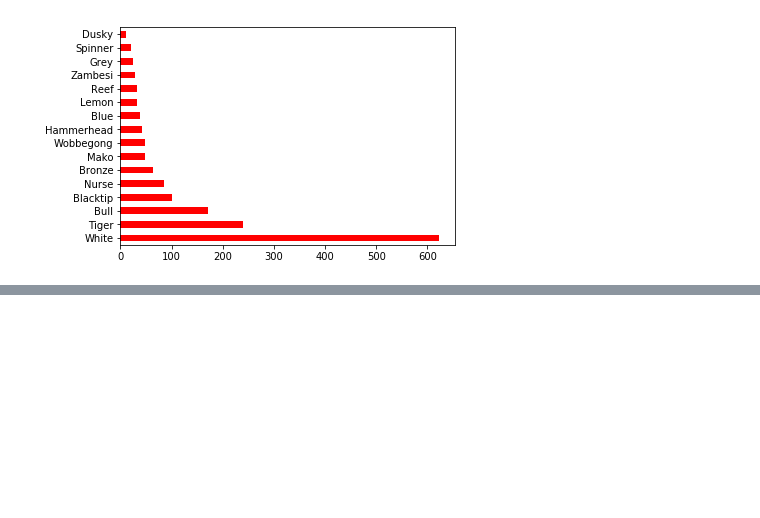
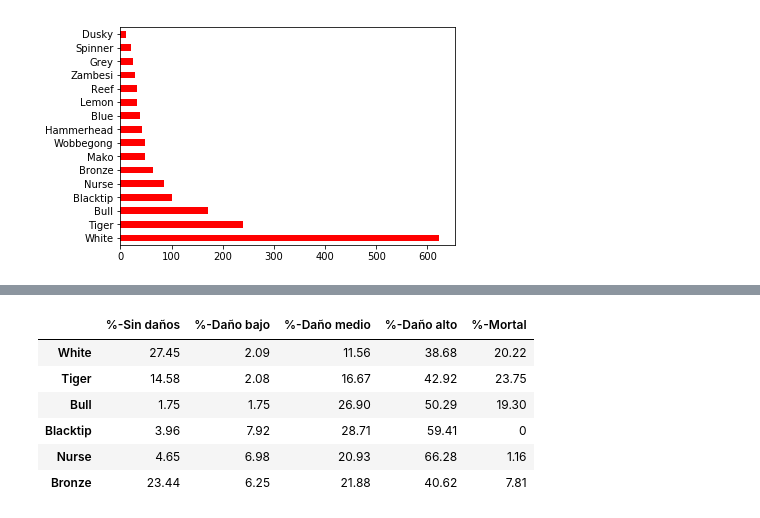
Before and after one commit to ironhack-datalabs/datamad0419, a Jupyter notebook: module-1/pandas-project/your-code/data-wrangling.ipynb, the cells around one changed output, grey strips where cells are left out. Drawn from its saved outputs; the diff is of its cells as text; code cells hidden in the pictures; blank space fills up the shorter version.

Commit message:
pandas-project final

```diff
--- a/module-1/pandas-project/your-code/data-wrangling.ipynb
+++ b/module-1/pandas-project/your-code/data-wrangling.ipynb
@@ -103,0 +117,47 @@ Tipo de ataque: '0'=sin daños, '1'=daño bajo, '2'=daño medio, '3'=daño alto,
+# %%
+# creo un dataframe del porcentaje de cada tipo de ataque segun especie
+
+pd.options.display.float_format = '{:.2f}'.format         # formato con dos decimales en pandas
+
+ataque_w=datos[datos['Especie(clean)'].isin(['White'])]["Clase_Daños"].value_counts().sort_index()
+total_w=ataque_w.sum()
+
+ataque_t=datos[datos['Especie(clean)'].isin(['Tiger'])]["Clase_Daños"].value_counts().sort_index()
+total_t=ataque_t.sum()
+
+ataque_bu=datos[datos['Especie(clean)'].isin(['Bull'])]["Clase_Daños"].value_counts().sort_index()
+total_bu=ataque_bu.sum()
+
+ataque_bl=datos[datos['Especie(clean)'].isin(['Blacktip'])]["Clase_Daños"].value_counts().sort_index()
+total_bl=ataque_bl.sum()
+
+ataque_n=datos[datos['Especie(clean)'].isin(['Nurse'])]["Clase_Daños"].value_counts().sort_index()
+total_n=ataque_n.sum()
+
+ataque_br=datos[datos['Especie(clean)'].isin(['Bronze'])]["Clase_Daños"].value_counts().sort_index()
+total_br=ataque_br.sum()
+
+tipo_ataque=pd.DataFrame(columns=['White', 'Tiger', 'Bull', 'Blacktip', 'Nurse', 'Bronze'])
+
+tipo_ataque['White']=[ataque_w[i]*100/total_w for i in range(len(ataque_w))]
+tipo_ataque['Tiger']=[ataque_t[i]*100/total_t for i in range(len(ataque_t))]
+tipo_ataque['Bull']=[ataque_bu[i]*100/total_bu for i in range(len(ataque_bu))]
+tipo_ataque['Blacktip']=pd.Series([ataque_bl[i]*100/total_bl for i in range(len(ataque_bl))])
+tipo_ataque=tipo_ataque.fillna('0')        # he de hacer esto porque las longitudes no coinciden
+tipo_ataque['Nurse']=[ataque_n[i]*100/total_n for i in range(len(ataque_n))]
+tipo_ataque['Bronze']=[ataque_br[i]*100/total_br for i in range(len(ataque_br))]
+
+tipo_ataque=tipo_ataque.transpose()
+tipo_ataque=tipo_ataque.rename(columns={0:'%-Sin daños', 1:'%-Daño bajo',\
+                                        2:'%-Daño medio', 3:'%-Daño alto', 4:'%-Mortal'})
+
+display (tipo_ataque)
+tipo_ataque.to_csv('tipo_ataque(6-especies).csv')  # guardo este dataframe
+# %% [output]
+|  | %-Sin daños | %-Daño bajo | %-Daño medio | %-Daño alto | %-Mortal |
+| White | 27.45 | 2.09 | 11.56 | 38.68 | 20.22 |
+| Tiger | 14.58 | 2.08 | 16.67 | 42.92 | 23.75 |
+| Bull | 1.75 | 1.75 | 26.90 | 50.29 | 19.30 |
+| Blacktip | 3.96 | 7.92 | 28.71 | 59.41 | 0 |
+| Nurse | 4.65 | 6.98 | 20.93 | 66.28 | 1.16 |
+| Bronze | 23.44 | 6.25 | 21.88 | 40.62 | 7.81 |
```
Also changed, not shown: parts of 12 cells of this notebook, 4 other files.
